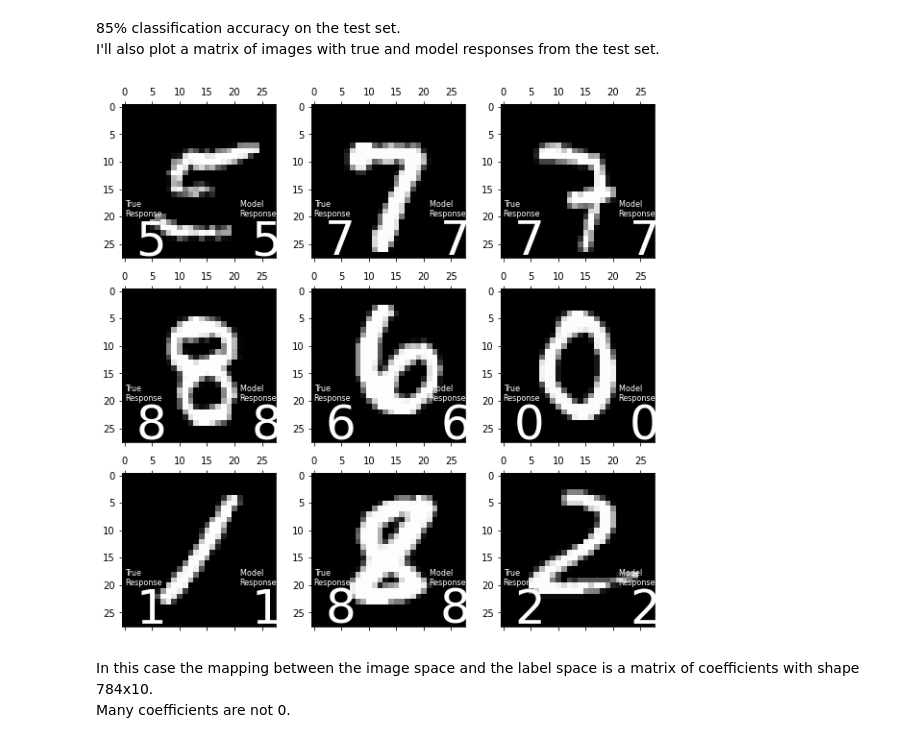
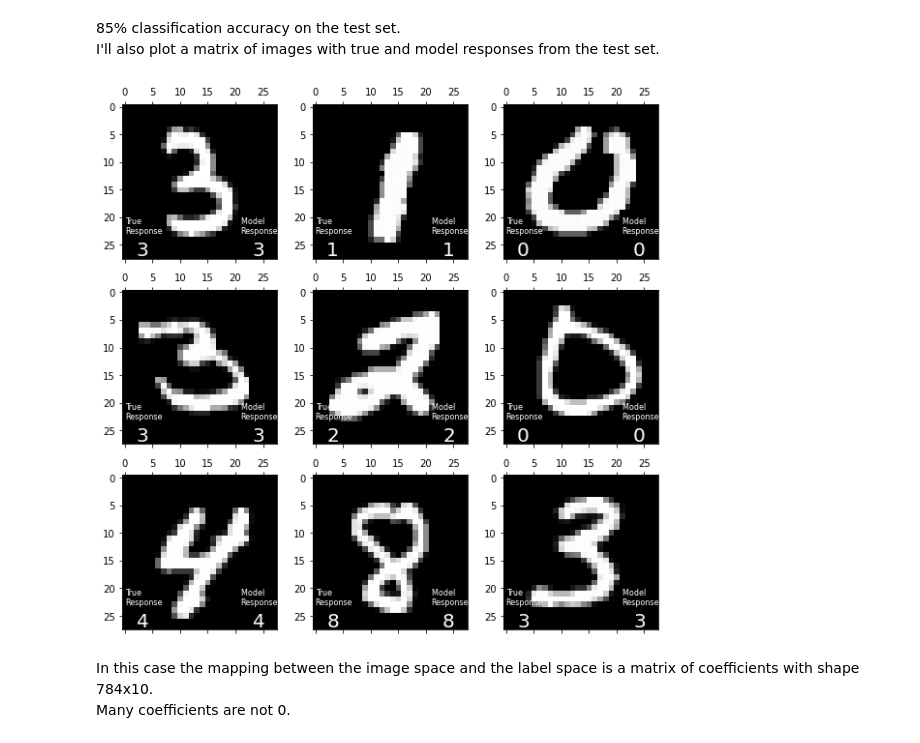
Before and after one commit to busbykt/AMATH584, a Jupyter notebook: Homework/hw6/hw6.ipynb, the cells around one changed output. Cells and saved outputs as stored; diff of their text form; code cells hidden in the pictures.

```diff
--- a/Homework/hw6/hw6.ipynb
+++ b/Homework/hw6/hw6.ipynb
@@ -72,8 +68,8 @@ for i in np.arange(1,10):
     plt.subplot(3,3,i)
     check = np.random.randint(0,X_train.shape[0])
     plt.matshow(X_train[check].reshape(28,28), fignum=False, cmap='gray')
-    plt.text(23,27,(X_train@x[0])[check].argmax(), fontsize=50, c='white')
-    plt.text(2,27,y_train[check].argmax(), fontsize=50, c='white')
-    plt.text(21,20,'Model \nResponse', fontsize=8, c='white')
-    plt.text(0,20,'True \nResponse', fontsize=8, c='white')
+    plt.text(23,27,(X_train@x[0])[check].argmax(), fontsize=20, c='white')
+    plt.text(2,27,y_train[check].argmax(), fontsize=20, c='white')
+    plt.text(21,23,'Model \nResponse', fontsize=8, c='white')
+    plt.text(0,23,'True \nResponse', fontsize=8, c='white')
 # %% [output]
@@ -95,15 +91,15 @@ I'll also plot a matrix of images with true and model responses from the test se
 # %%
 plt.figure(figsize=[10,10])
 for i in np.arange(1,10):
     plt.subplot(3,3,i)
     check = np.random.randint(0,X_test.shape[0])
     plt.matshow(X_test[check].reshape(28,28), cmap='gray', fignum=False)
-    plt.text(23,27,(X_test@x[0])[check].argmax(), fontsize=50, c='white')
-    plt.text(2,27,y_test[check].argmax(), fontsize=50, c='white')
-    plt.text(21,20,'Model \nResponse', fontsize=8, c='white')
-    plt.text(0,20,'True \nResponse', fontsize=8, c='white')
+    plt.text(23,27,(X_test@x[0])[check].argmax(), fontsize=20, c='white')
+    plt.text(2,27,y_test[check].argmax(), fontsize=20, c='white')
+    plt.text(21,23,'Model \nResponse', fontsize=8, c='white')
+    plt.text(0,23,'True \nResponse', fontsize=8, c='white')
 # %% [output]
-[figure, old version]
+[figure, new version]
 # %% [markdown]
 In this case the mapping between the image space and the label space is a matrix of coefficients with shape 784x10.
 Many coefficients are not 0.
```
Also changed, not shown: parts of 41 cells of this notebook.
